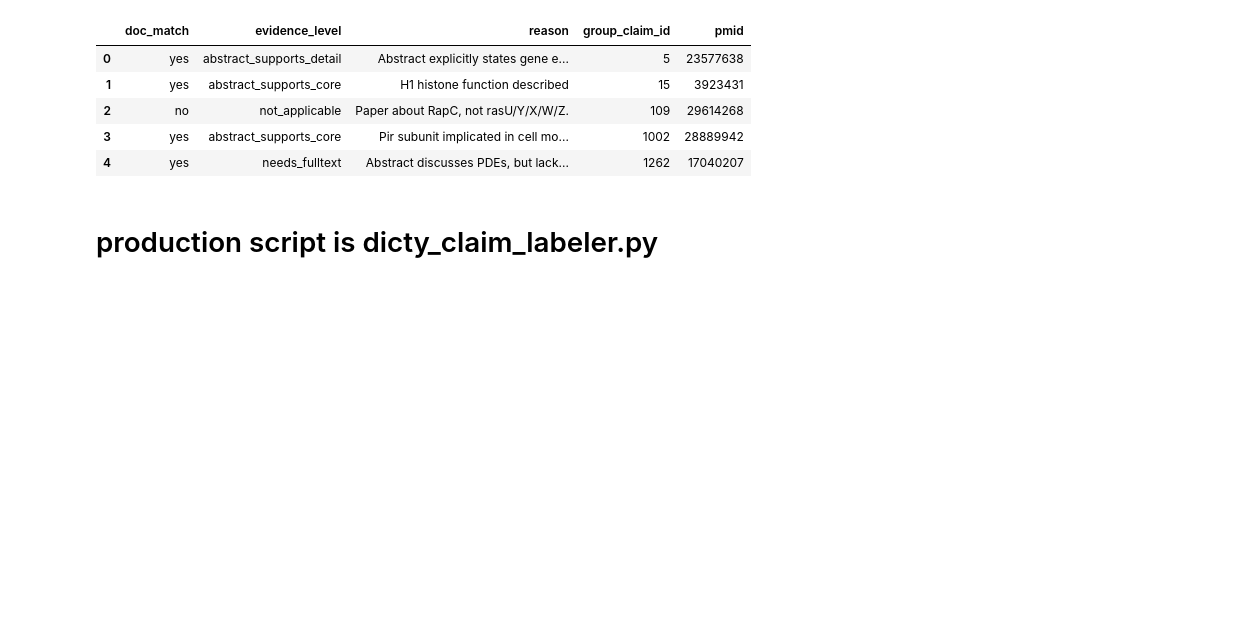
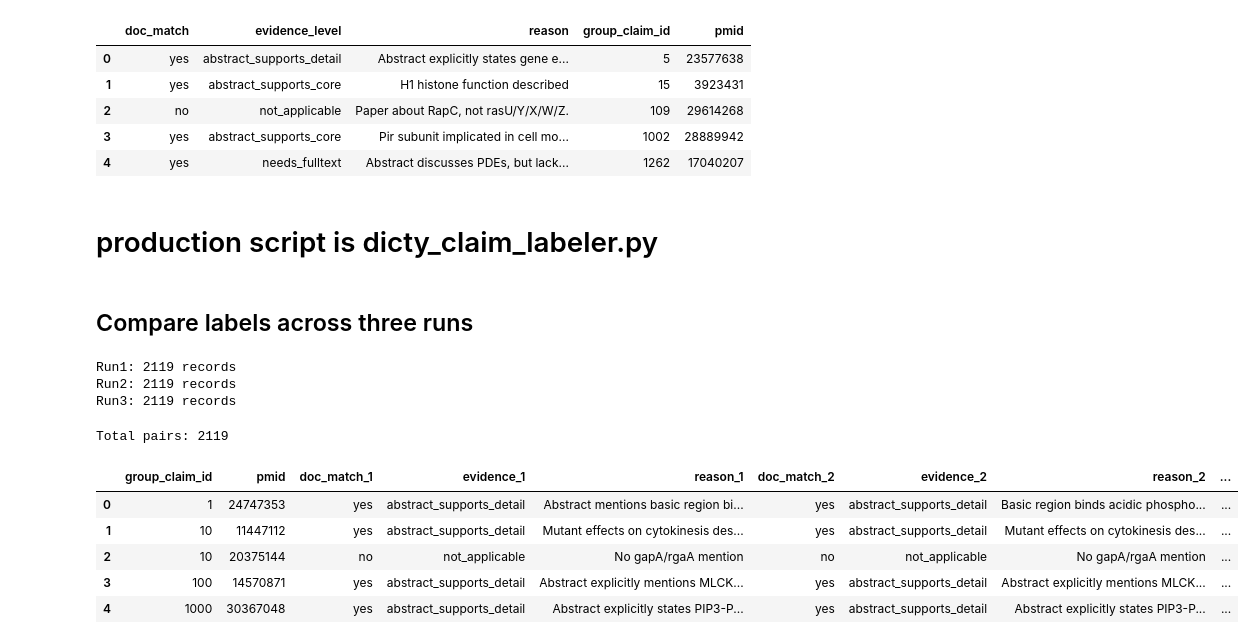
Before and after one commit to fulaibaowang/dictycite, a Jupyter notebook: notebooks/goldset_llama.ipynb, the cells around one changed output. Drawn from its saved outputs; the diff is of its cells as text; code cells hidden in the pictures; blank space fills up the shorter version.

Commit message:
run three times

```diff
--- a/notebooks/goldset_llama.ipynb
+++ b/notebooks/goldset_llama.ipynb
@@ -183,3 +184,62 @@ pd.DataFrame(results)
 | 4 | yes | needs_fulltext | Abstract discusses PDEs, but lack... | 1262 | 17040207 |
 # %% [markdown]
 # production script is dicty_claim_labeler.py
+# %% [markdown]
+## Compare labels across three runs
+# %%
+def load_jsonl(path):
+    records = []
+    with open(path, 'r') as f:
+        for line in f:
+            records.append(json.loads(line))
+    return pd.DataFrame(records)
+
+run1 = load_jsonl("../output/llm_labels_goldset_run1.jsonl")
+run2 = load_jsonl("../output/llm_labels_goldset_run2.jsonl")
+run3 = load_jsonl("../output/llm_labels_goldset_run3.jsonl")
+
+print(f"Run1: {len(run1)} records")
+print(f"Run2: {len(run2)} records")
+print(f"Run3: {len(run3)} records")
+# %% [output]
+Run1: 2119 records
+Run2: 2119 records
+Run3: 2119 records
+# %%
+# Merge all three runs on (group_claim_id, pmid)
+merged = (
+    run1.rename(columns={
+        "doc_match": "doc_match_1",
+        "evidence_level": "evidence_1",
+        "reason": "reason_1"
+    })
+    .merge(
+        run2.rename(columns={
+            "doc_match": "doc_match_2",
+            "evidence_level": "evidence_2",
+            "reason": "reason_2"
+        }),
+        on=["group_claim_id", "pmid"],
+        how="outer"
+    )
+    .merge(
+        run3.rename(columns={
+            "doc_match": "doc_match_3",
+            "evidence_level": "evidence_3",
+            "reason": "reason_3"
+        }),
+        on=["group_claim_id", "pmid"],
+        how="outer"
+    )
+)
+
+print(f"Total pairs: {len(merged)}")
+merged.head()
+# %% [output]
+Total pairs: 2119
+|  | group_claim_id | pmid | doc_match_1 | evidence_1 | reason_1 | doc_match_2 | evidence_2 | reason_2 | ... |
+| 0 | 1 | 24747353 | yes | abstract_supports_detail | Abstract mentions basic region bi... | yes | abstract_supports_detail | Basic region binds acidic phospho... | ... |
+| 1 | 10 | 11447112 | yes | abstract_supports_detail | Mutant effects on cytokinesis des... | yes | abstract_supports_detail | Mutant effects on cytokinesis des... | ... |
+| 2 | 10 | 20375144 | no | not_applicable | No gapA/rgaA mention | no | not_applicable | No gapA/rgaA mention | ... |
+| 3 | 100 | 14570871 | yes | abstract_supports_detail | Abstract explicitly mentions MLCK... | yes | abstract_supports_detail | Abstract explicitly mentions MLCK... | ... |
+| 4 | 1000 | 30367048 | yes | abstract_supports_detail | Abstract explicitly states PIP3-P... | yes | abstract_supports_detail | Abstract explicitly states PIP3-P... | ... |
```
Also changed, not shown: parts of 4 cells of this notebook, 1 other file.
